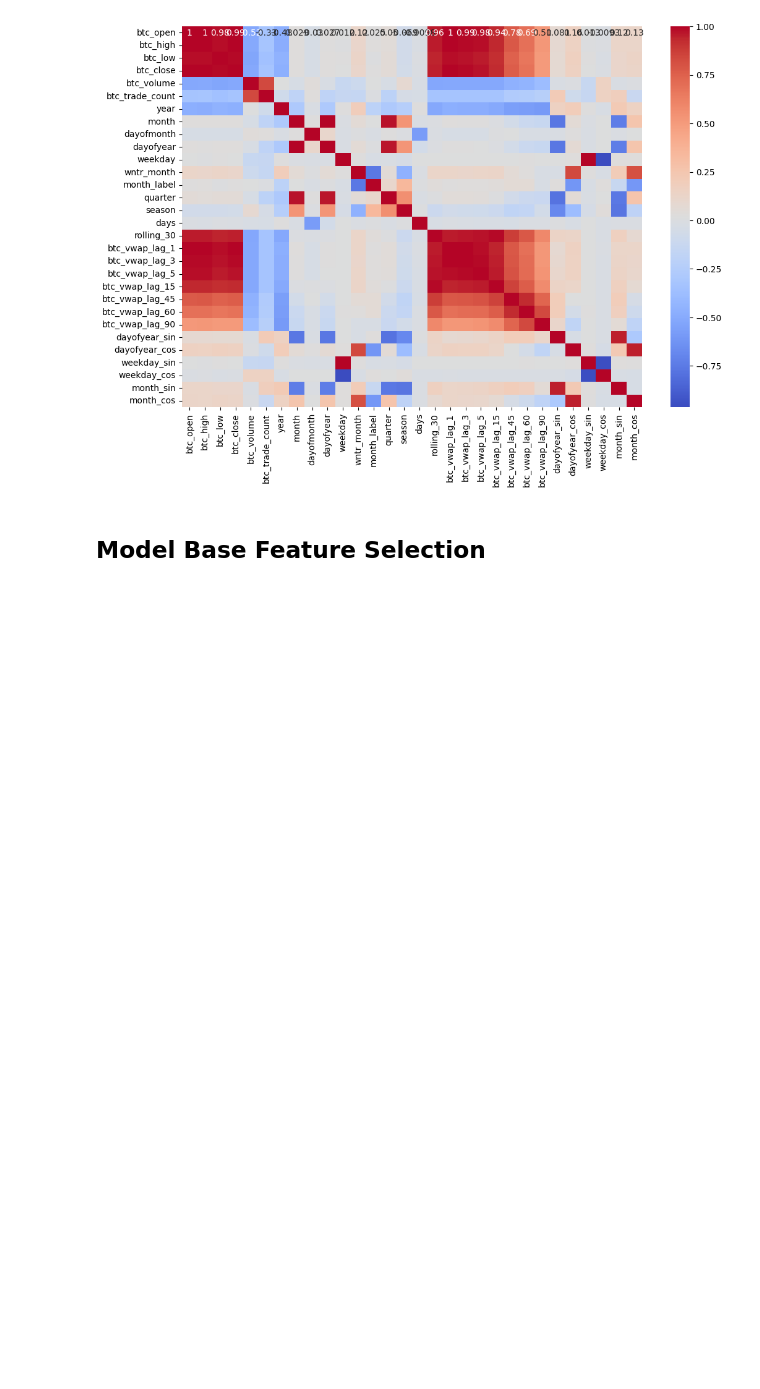
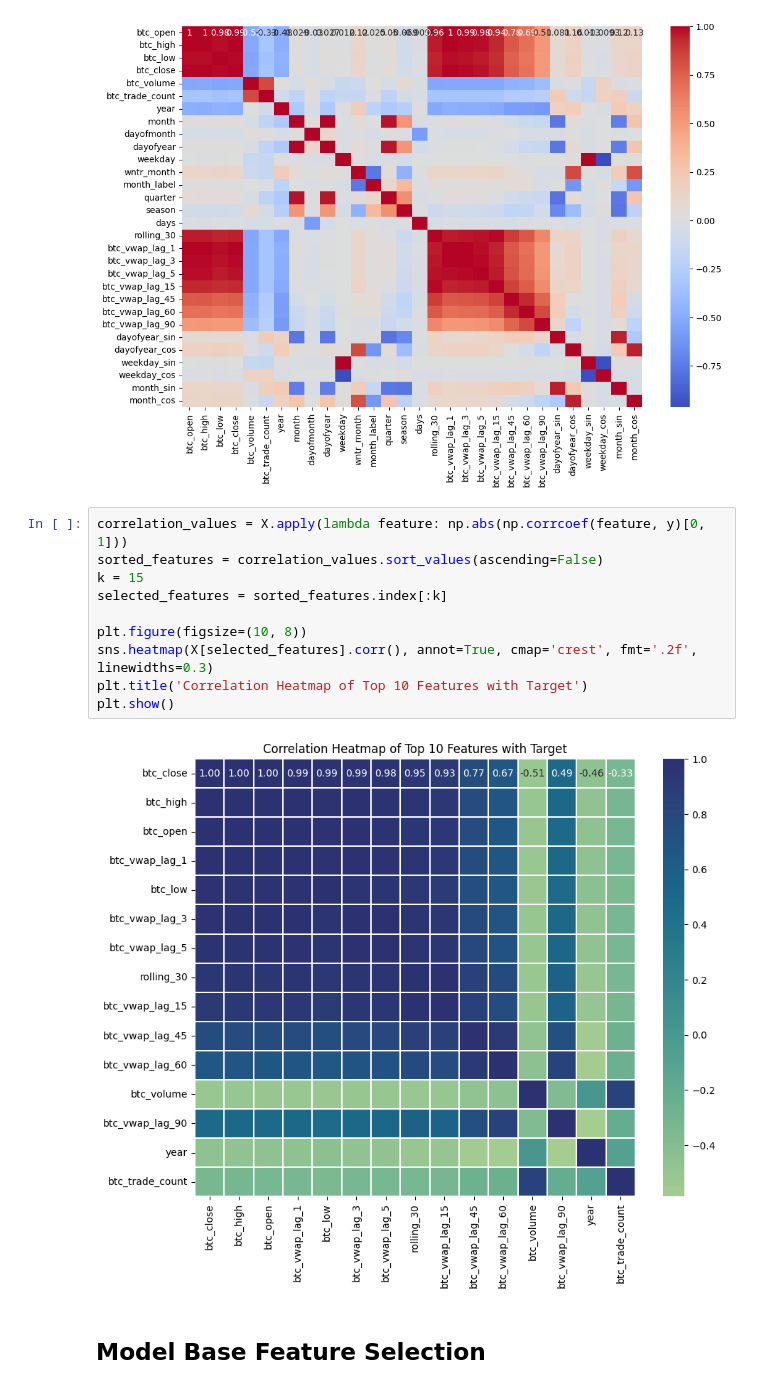
Before and after one commit to muratmertguler/MLOps, a Jupyter notebook: src/features/feature_selection.ipynb, the cells around one changed output. Drawn from its saved outputs; the diff is of its cells as text; blank space fills up the shorter version.

```diff
--- a/src/features/feature_selection.ipynb
+++ b/src/features/feature_selection.ipynb
@@ -159,6 +159,18 @@ sns.heatmap(correlation_matrix, annot=True, cmap="coolwarm")
 plt.show()
 # %% [output]
 [figure]
+# %%
+correlation_values = X.apply(lambda feature: np.abs(np.corrcoef(feature, y)[0, 1]))
+sorted_features = correlation_values.sort_values(ascending=False)
+k = 15
+selected_features = sorted_features.index[:k]
+
+plt.figure(figsize=(10, 8))
+sns.heatmap(X[selected_features].corr(), annot=True, cmap='crest', fmt='.2f', linewidths=0.3)
+plt.title('Correlation Heatmap of Top 10 Features with Target')
+plt.show()
+# %% [output]
+[figure, added]
 # %% [markdown]
 ## Model Base Feature Selection
 # %% [markdown]
```
Also changed, not shown: parts of 6 cells of this notebook.
